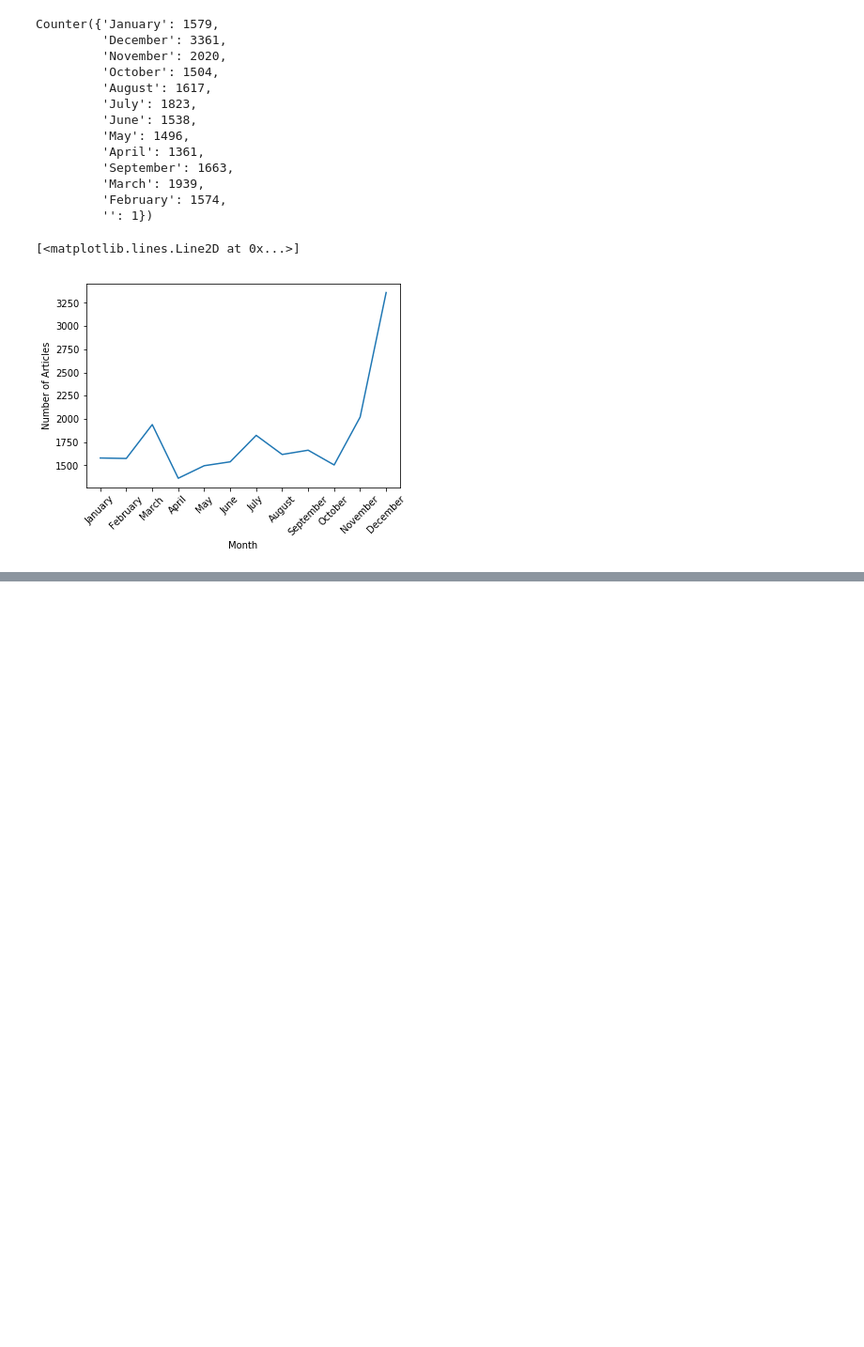
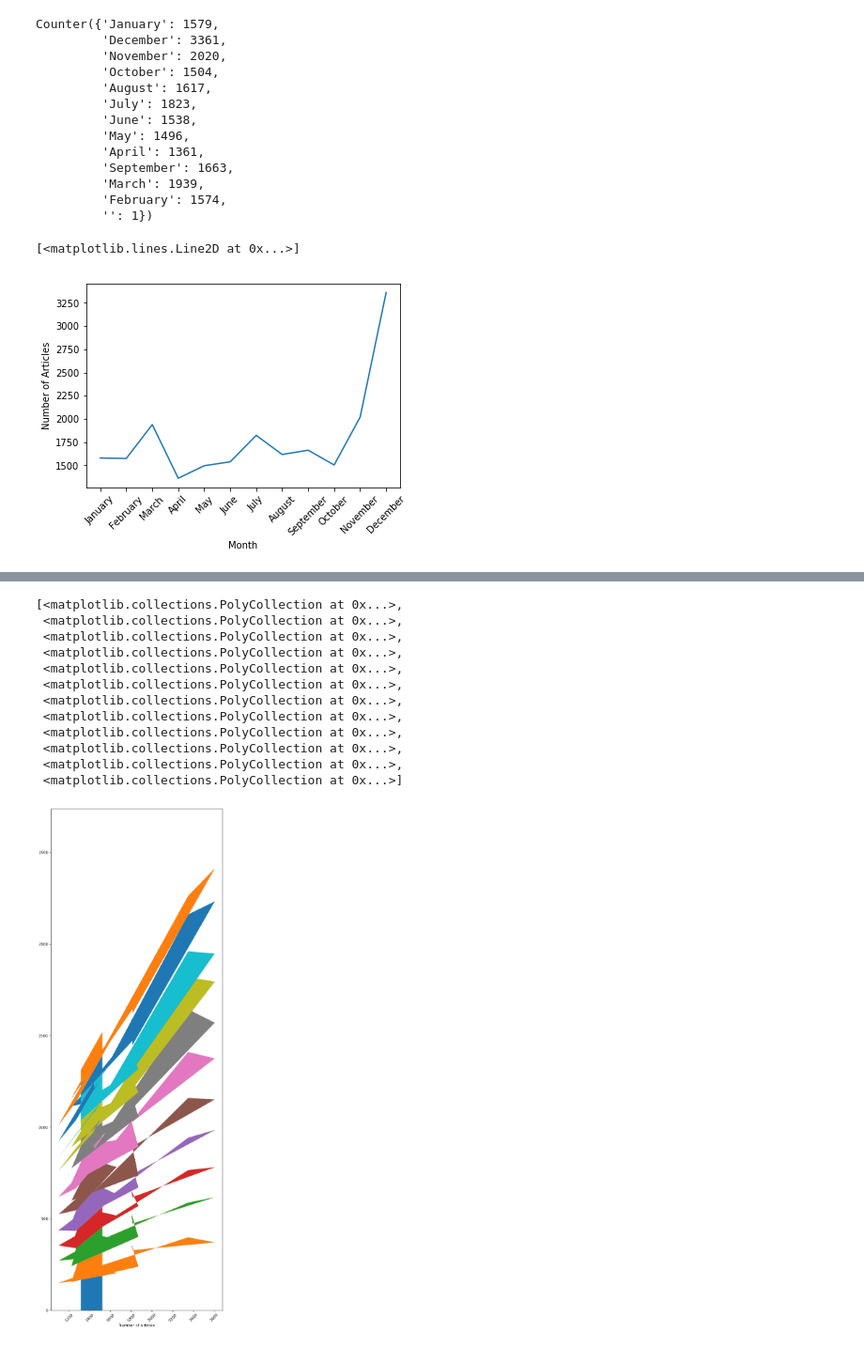
Before and after one commit to rushmash91/HIV, a Jupyter notebook: arush/scripts/plotting.ipynb, the cells around one changed output, grey strips where cells are left out. Shown: that part at 94% size. Cells and saved outputs as stored; diff of their text form; code cells hidden in the pictures; blank space fills up the shorter version.

```diff
--- a/arush/scripts/plotting.ipynb
+++ b/arush/scripts/plotting.ipynb
@@ -64,0 +108,20 @@ ax1.plot(final)
+# %%
+dictt = {}
+for j in set(years):
+    l = []
+    for i in zip(years, month):
+        if i[0] == j:
+            l.append(i[1])
+    dictt[j] = l
+    del l
+# %%
+division = {}
+for i in list(months_sorted['month']):
+    division[i] = dict(Counter(dictt[i]))
+totals = {}
+for i in list(months_sorted['month']):
+    totals[i] = len(dictt[i])
+# %%
+month_sort = list(division['2006'].keys())
+months_sort = sorted(month_sort, key=lambda day: datetime.strptime(day, "%B"))
+month_sort
@@ -64,0 +141,30 @@ ax1.plot(final)
+# %%
+month_wise = {}
+for j in division['2006'].keys():
+    li = []
+    for i in division.keys():
+        li.append(division[i][j])
+    month_wise[j]= li
+    del li
+# %%
+fig = plt.figure(num=None, figsize=(8, 24), dpi=80, facecolor='w', edgecolor='k')
+ax1 = plt.subplot()
+for tick in ax1.get_xticklabels():
+    tick.set_rotation(45)
+plt.xlabel('Number of Articles')
+plt.ylabel('')
+ax1.stackplot(list(totals.values()), month_wise[month_sort[0]], month_wise[month_sort[1]], month_wise[month_sort[2]], month_wise[month_sort[3]], month_wise[month_sort[4]], month_wise[month_sort[5]], month_wise[month_sort[6]], month_wise[month_sort[7]], month_wise[month_sort[8]], month_wise[month_sort[9]], month_wise[month_sort[10]], month_wise[month_sort[11]])
+# %% [output]
+[<matplotlib.collections.PolyCollection at 0x...>,
+ <matplotlib.collections.PolyCollection at 0x...>,
+ <matplotlib.collections.PolyCollection at 0x...>,
+ <matplotlib.collections.PolyCollection at 0x...>,
+ <matplotlib.collections.PolyCollection at 0x...>,
+ <matplotlib.collections.PolyCollection at 0x...>,
+ <matplotlib.collections.PolyCollection at 0x...>,
+ <matplotlib.collections.PolyCollection at 0x...>,
+ <matplotlib.collections.PolyCollection at 0x...>,
+ <matplotlib.collections.PolyCollection at 0x...>,
+ <matplotlib.collections.PolyCollection at 0x...>,
+ <matplotlib.collections.PolyCollection at 0x...>]
+[figure, added]
```
Also changed, not shown: parts of 6 cells of this notebook, 1 other file.
